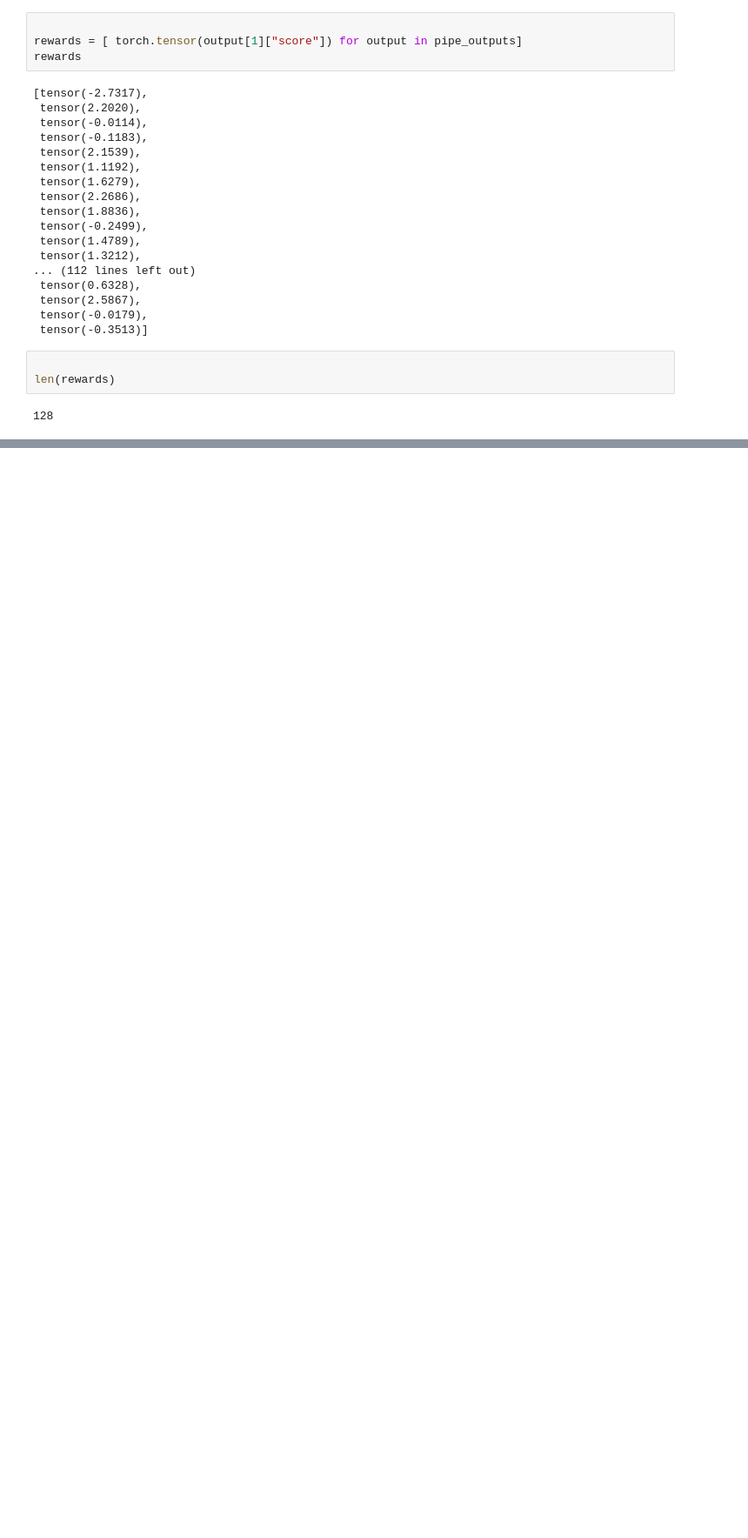
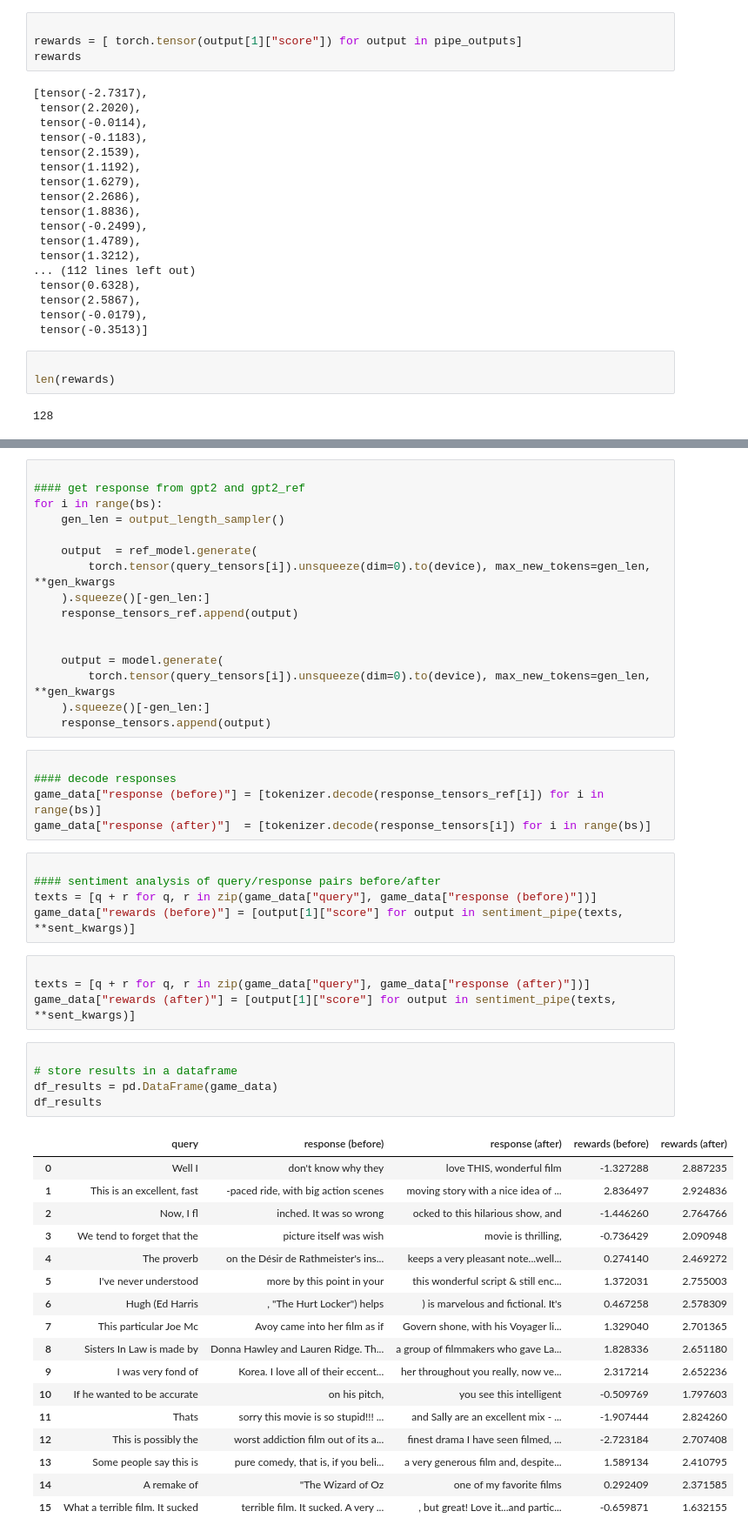
Before and after one commit to rcalix1/TransferLearning, a Jupyter notebook: HuggingfaceTransformers/2024/GPU_required/imdb_RLHF_debugging.ipynb, the cells around one changed output, grey strips where cells are left out. Shown: that part at 87% size. Cells and saved outputs as stored; diff of their text form; blank space fills up the shorter version.

```diff
--- a/HuggingfaceTransformers/2024/GPU_required/imdb_RLHF_debugging.ipynb
+++ b/HuggingfaceTransformers/2024/GPU_required/imdb_RLHF_debugging.ipynb
@@ -588,0 +658,53 @@ for epoch, batch in tqdm(enumerate(ppo_trainer.dataloader)):
+# %%
+
+#### get response from gpt2 and gpt2_ref
+for i in range(bs):
+    gen_len = output_length_sampler()
+
+    output  = ref_model.generate(
+        torch.tensor(query_tensors[i]).unsqueeze(dim=0).to(device), max_new_tokens=gen_len, **gen_kwargs
+    ).squeeze()[-gen_len:]
+    response_tensors_ref.append(output)
+
+
+    output = model.generate(
+        torch.tensor(query_tensors[i]).unsqueeze(dim=0).to(device), max_new_tokens=gen_len, **gen_kwargs
+    ).squeeze()[-gen_len:]
+    response_tensors.append(output)
+# %%
+
+#### decode responses
+game_data["response (before)"] = [tokenizer.decode(response_tensors_ref[i]) for i in range(bs)]
+game_data["response (after)"]  = [tokenizer.decode(response_tensors[i]) for i in range(bs)]
+# %%
+
+#### sentiment analysis of query/response pairs before/after
+texts = [q + r for q, r in zip(game_data["query"], game_data["response (before)"])]
+game_data["rewards (before)"] = [output[1]["score"] for output in sentiment_pipe(texts, **sent_kwargs)]
+# %%
+
+texts = [q + r for q, r in zip(game_data["query"], game_data["response (after)"])]
+game_data["rewards (after)"] = [output[1]["score"] for output in sentiment_pipe(texts, **sent_kwargs)]
+# %%
+
+# store results in a dataframe
+df_results = pd.DataFrame(game_data)
+df_results
+# %% [output]
+|  | query | response (before) | response (after) | rewards (before) | rewards (after) |
+| 0 | Well I | don't know why they | love THIS, wonderful film | -1.327288 | 2.887235 |
+| 1 | This is an excellent, fast | -paced ride, with big action scenes | moving story with a nice idea of ... | 2.836497 | 2.924836 |
+| 2 | Now, I fl | inched. It was so wrong | ocked to this hilarious show, and | -1.446260 | 2.764766 |
+| 3 | We tend to forget that the | picture itself was wish | movie is thrilling, | -0.736429 | 2.090948 |
+| 4 | The proverb | on the Désir de Rathmeister's ins... | keeps a very pleasant note...well... | 0.274140 | 2.469272 |
+| 5 | I've never understood | more by this point in your | this wonderful script & still enc... | 1.372031 | 2.755003 |
+| 6 | Hugh (Ed Harris | , "The Hurt Locker") helps | ) is marvelous and fictional. It's | 0.467258 | 2.578309 |
+| 7 | This particular Joe Mc | Avoy came into her film as if | Govern shone, with his Voyager li... | 1.329040 | 2.701365 |
+| 8 | Sisters In Law is made by | Donna Hawley and Lauren Ridge. Th... | a group of filmmakers who gave La... | 1.828336 | 2.651180 |
+| 9 | I was very fond of | Korea. I love all of their eccent... | her throughout you really, now ve... | 2.317214 | 2.652236 |
+| 10 | If he wanted to be accurate | on his pitch, | you see this intelligent | -0.509769 | 1.797603 |
+| 11 | Thats | sorry this movie is so stupid!!! ... | and Sally are an excellent mix - ... | -1.907444 | 2.824260 |
+| 12 | This is possibly the | worst addiction film out of its a... | finest drama I have seen filmed, ... | -2.723184 | 2.707408 |
+| 13 | Some people say this is | pure comedy, that is, if you beli... | a very generous film and, despite... | 1.589134 | 2.410795 |
+| 14 | A remake of | "The Wizard of Oz | one of my favorite films | 0.292409 | 2.371585 |
+| 15 | What a terrible film. It sucked | terrible film. It sucked. A very ... | , but great! Love it...and partic... | -0.659871 | 1.632155 |
```
Also changed, not shown: parts of 13 cells of this notebook.
